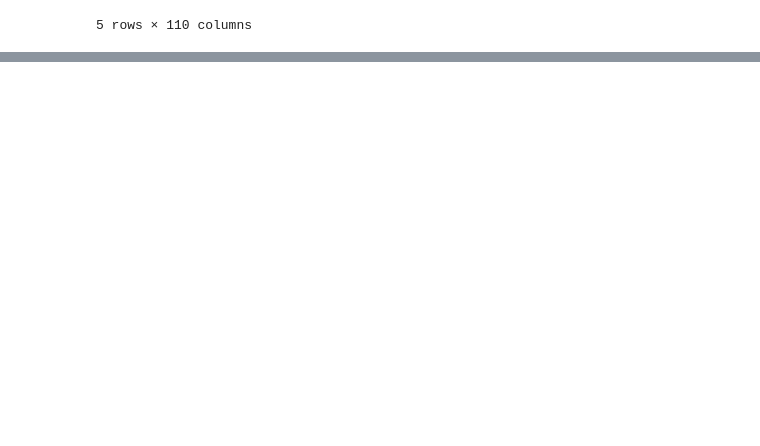
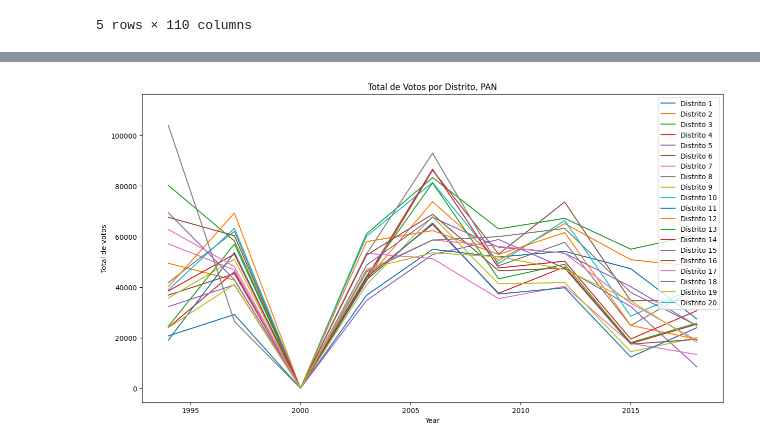
Before and after one commit to harogl/data_science_Santander, a Jupyter notebook: Analisis_diputados_MR.ipynb, the cells around one changed output, grey strips where cells are left out. Drawn from its saved outputs; the diff is of its cells as text; code cells hidden in the pictures; blank space fills up the shorter version.

```diff
--- a/Analisis_diputados_MR.ipynb
+++ b/Analisis_diputados_MR.ipynb
@@ -505,0 +500,7 @@ dtype: float64
+# %%
+# Ahora que establecimos los nombres de las tablas pivot, vamos a ingresar los datos de cada una
+
+tablas_pivote_jalisco_distrito = {}
+for i, nombre_tabla_pivot in enumerate(top_10_jalisco):
+    tablas_pivote_jalisco_distrito[nombre_tabla_pivot] = pd.pivot_table(df_distrito_jalisco, values = list(top_10_jalisco)[i], index = 'year', columns = 'ID_DISTRITO', aggfunc = 'sum')
+tablas_pivote_jalisco_distrito.keys()
@@ -505,0 +520,15 @@ dtype: float64
+# %%
+# Ahora podemos graficar los votos obtenidos para cada partido en cada distrito, podemos empezar con el PAN
+
+leyendas = []
+plt.figure(figsize = (15, 8))
+for columna in tablas_pivote_jalisco_distrito['PAN'].columns:
+    plt.plot(tablas_pivote_jalisco_distrito['PAN'].index, tablas_pivote_jalisco_distrito['PAN'][columna])
+    leyendas.append(f'Distrito {str(int(columna))}')
+plt.xlabel('Year')
+plt.ylabel('Total de votos')
+plt.title('Total de Votos por Distrito, PAN')
+plt.legend(leyendas)
+plt.show()
+# %% [output]
+[figure, added]
```
Also changed, not shown: parts of 16 cells of this notebook.
